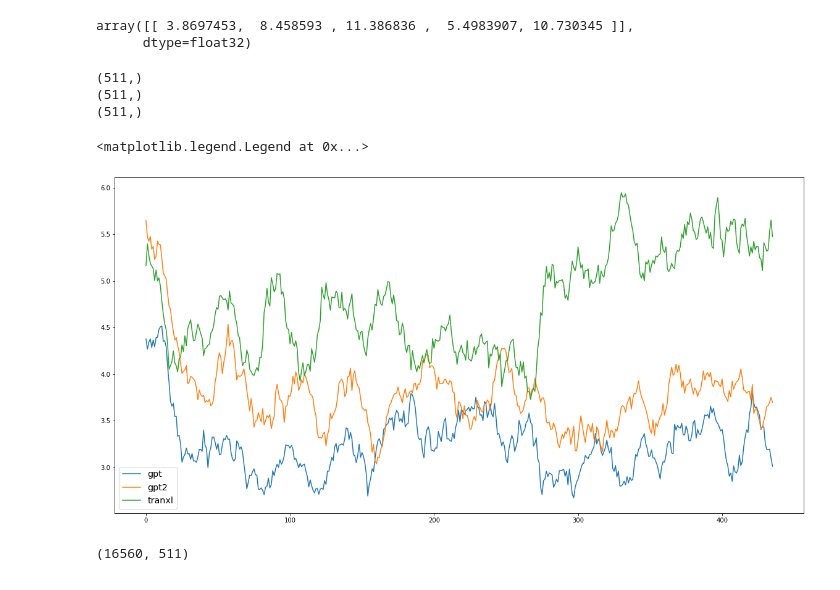
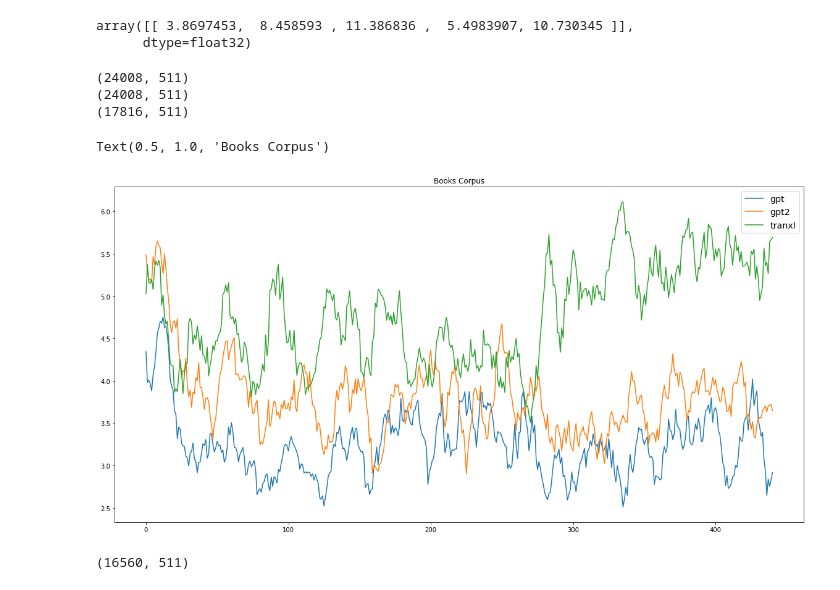
Before and after one commit to daniter-cu/discoher, a Jupyter notebook: notebooks/LRD.ipynb, the cells around one changed output. Cells and saved outputs as stored; diff of their text form; code cells hidden in the pictures.

```diff
--- a/notebooks/LRD.ipynb
+++ b/notebooks/LRD.ipynb
@@ -501,30 +502,31 @@ array([[ 3.8697453,  8.458593 , 11.386836 ,  5.4983907, 10.730345 ]],
 # %%
 names = ["gpt","gpt2","tranxl"]# ,"xlnet"]
 plt.figure(figsize=(20,10))
 
 for name in names:
     test_data = []
     with open("../results/remote_results_test/results_books-%s.npy" % name, "rb") as f:
         while True:
             try:
                 test_data.append(np.load(f,allow_pickle=True))
             except OSError as e:
                 break
     shaped_data = []
     for data in test_data:
         shaped_data.append(data.reshape(-1, 511))
     shaped_data = np.concatenate(shaped_data)
     mean_data = np.mean(shaped_data, axis=0)
-    print(mean_data.shape)
-    plt.plot(moving_average(mean_data[:450], 15), label=name)
+    print(shaped_data.shape)
+    plt.plot(moving_average(mean_data[:450], 10), label=name)
     #plt.plot(mean_data, label=name)
 plt.legend(fontsize="x-large")
+plt.title("Books Corpus")
 # %% [output]
-(511,)
-(511,)
-(511,)
+(24008, 511)
+(24008, 511)
+(17816, 511)
-<matplotlib.legend.Legend at 0x...>
+Text(0.5, 1.0, 'Books Corpus')
-[figure, old version]
+[figure, new version]
 # %%
 shaped_data.shape
 # %% [output]
```
Also changed, not shown: parts of 5 cells of this notebook, 2 other files.
